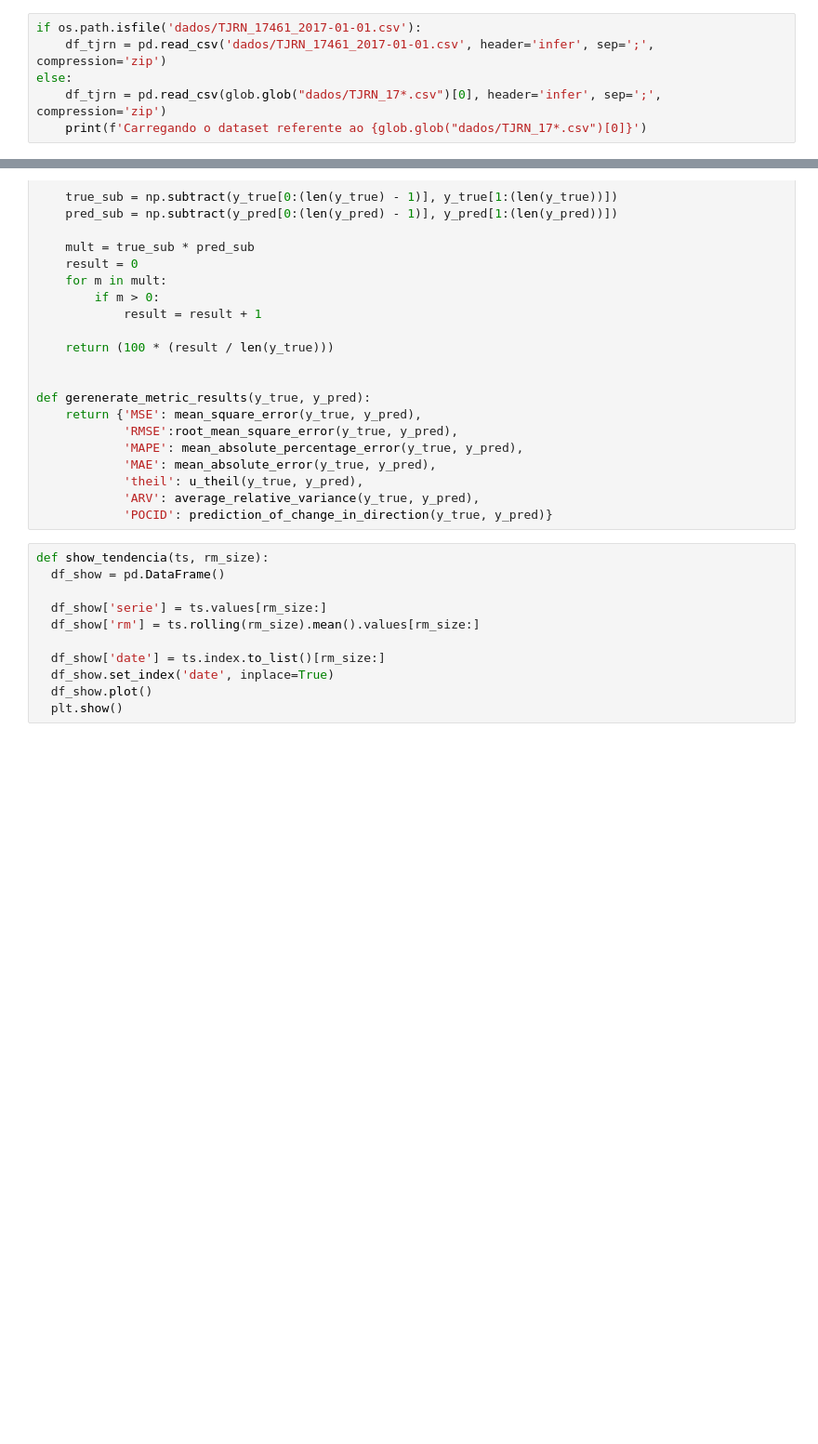
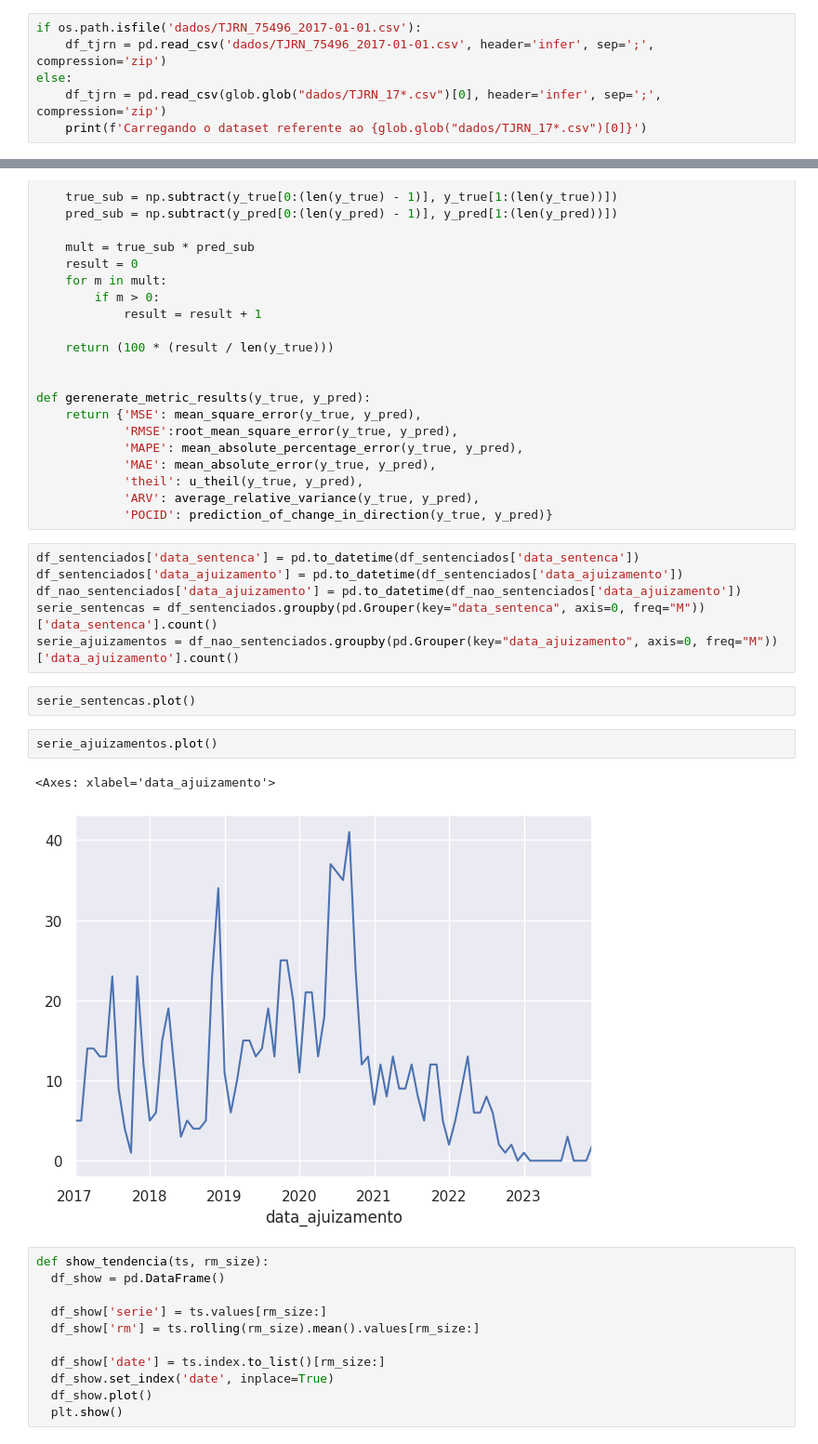
Before and after one commit to jeffersonduartebr/tcc_cesar, a Jupyter notebook: calcular_datas.ipynb, the cells around one changed output, grey strips where cells are left out. Shown at 93% size. Drawn from its saved outputs; the diff is of its cells as text; blank space fills up the shorter version.

```diff
--- a/calcular_datas.ipynb
+++ b/calcular_datas.ipynb
@@ -22,8 +22,8 @@ pd.set_option('display.max_columns', None)  # or 1000
 pd.set_option('display.max_rows', None)  # or 1000
 pd.set_option('display.max_colwidth', None)  # or 199
 # %%
-if os.path.isfile('dados/TJRN_17461_2017-01-01.csv'):
-    df_tjrn = pd.read_csv('dados/TJRN_17461_2017-01-01.csv', header='infer', sep=';', compression='zip')
+if os.path.isfile('dados/TJRN_75496_2017-01-01.csv'):
+    df_tjrn = pd.read_csv('dados/TJRN_75496_2017-01-01.csv', header='infer', sep=';', compression='zip')
 else:
     df_tjrn = pd.read_csv(glob.glob("dados/TJRN_17*.csv")[0], header='infer', sep=';', compression='zip')
     print(f'Carregando o dataset referente ao {glob.glob("dados/TJRN_17*.csv")[0]}')
@@ -375,6 +357,19 @@ def gerenerate_metric_results(y_true, y_pred):
             'theil': u_theil(y_true, y_pred),
             'ARV': average_relative_variance(y_true, y_pred),
             'POCID': prediction_of_change_in_direction(y_true, y_pred)}
+# %%
+df_sentenciados['data_sentenca'] = pd.to_datetime(df_sentenciados['data_sentenca'])
+df_sentenciados['data_ajuizamento'] = pd.to_datetime(df_sentenciados['data_ajuizamento'])
+df_nao_sentenciados['data_ajuizamento'] = pd.to_datetime(df_nao_sentenciados['data_ajuizamento'])
+serie_sentencas = df_sentenciados.groupby(pd.Grouper(key="data_sentenca", axis=0, freq="M"))['data_sentenca'].count()
+serie_ajuizamentos = df_nao_sentenciados.groupby(pd.Grouper(key="data_ajuizamento", axis=0, freq="M"))['data_ajuizamento'].count()
+# %%
+serie_sentencas.plot()
+# %%
+serie_ajuizamentos.plot()
+# %% [output]
+<Axes: xlabel='data_ajuizamento'>
+[figure, added]
 # %%
 def show_tendencia(ts, rm_size):
   df_show = pd.DataFrame()
```
Also changed, not shown: parts of 17 cells of this notebook, 2 other files.
